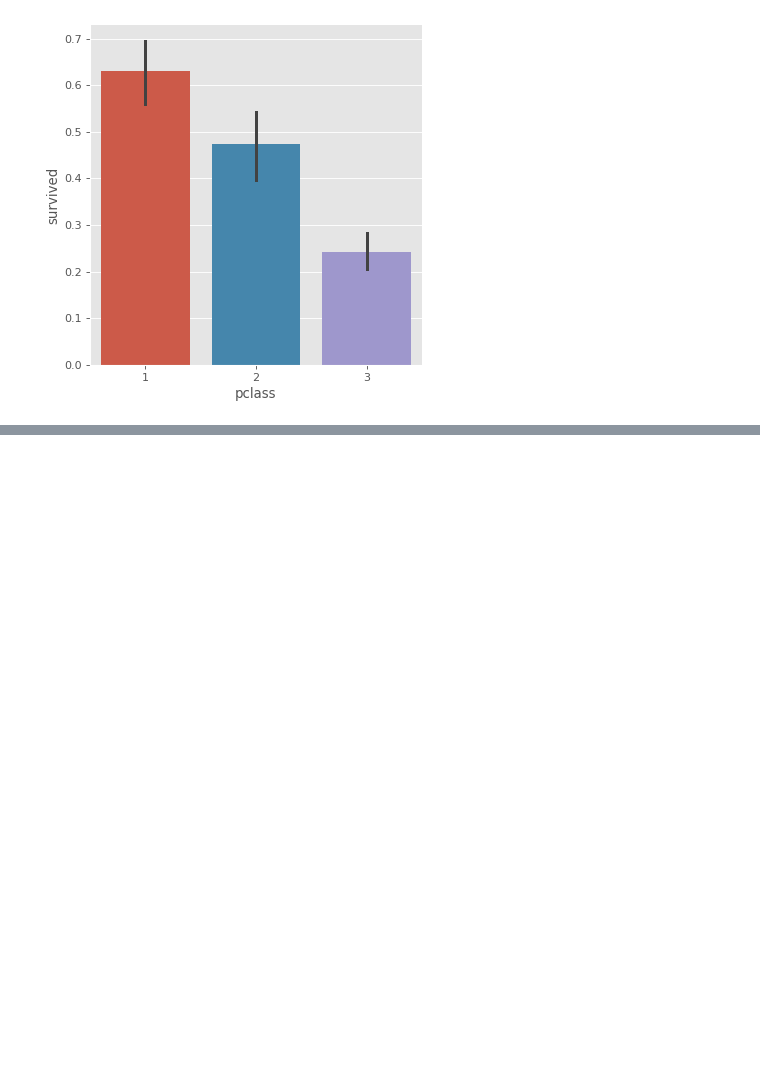
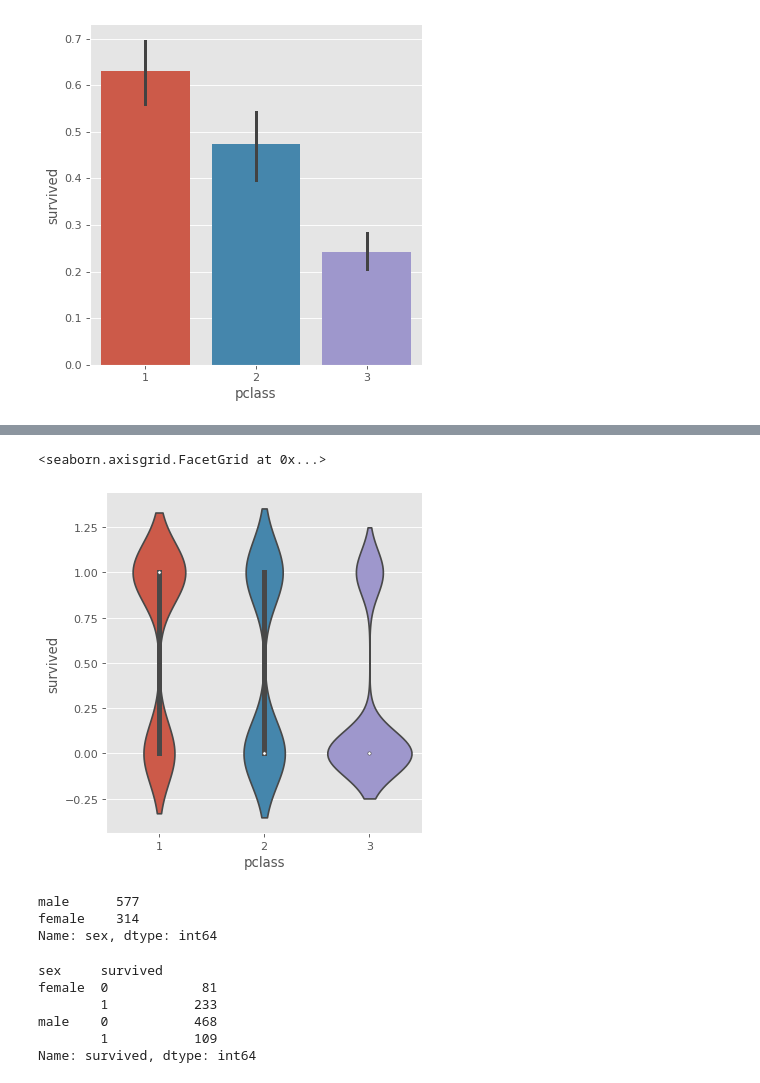
Before and after one commit to fadilparves/EDA, a Jupyter notebook: eda_titanic/titanic_eda.ipynb, the cells around one changed output, grey strips where cells are left out. Cells and saved outputs as stored; diff of their text form; code cells hidden in the pictures; blank space fills up the shorter version.

```diff
--- a/eda_titanic/titanic_eda.ipynb
+++ b/eda_titanic/titanic_eda.ipynb
@@ -132,0 +136,20 @@ sns.
+# %%
+sns.catplot(x='pclass',y='survived',kind='violin', data=titanic)
+# %% [output]
+<seaborn.axisgrid.FacetGrid at 0x...>
+[figure, added]
+# %%
+titanic['sex'].value_counts()
+# %% [output]
+male      577
+female    314
+Name: sex, dtype: int64
+# %%
+titanic.groupby(['sex', 'survived'])['survived'].count()
+# %% [output]
+sex     survived
+female  0            81
+        1           233
+male    0           468
+        1           109
+Name: survived, dtype: int64
```
Also changed, not shown: parts of 4 cells of this notebook.
